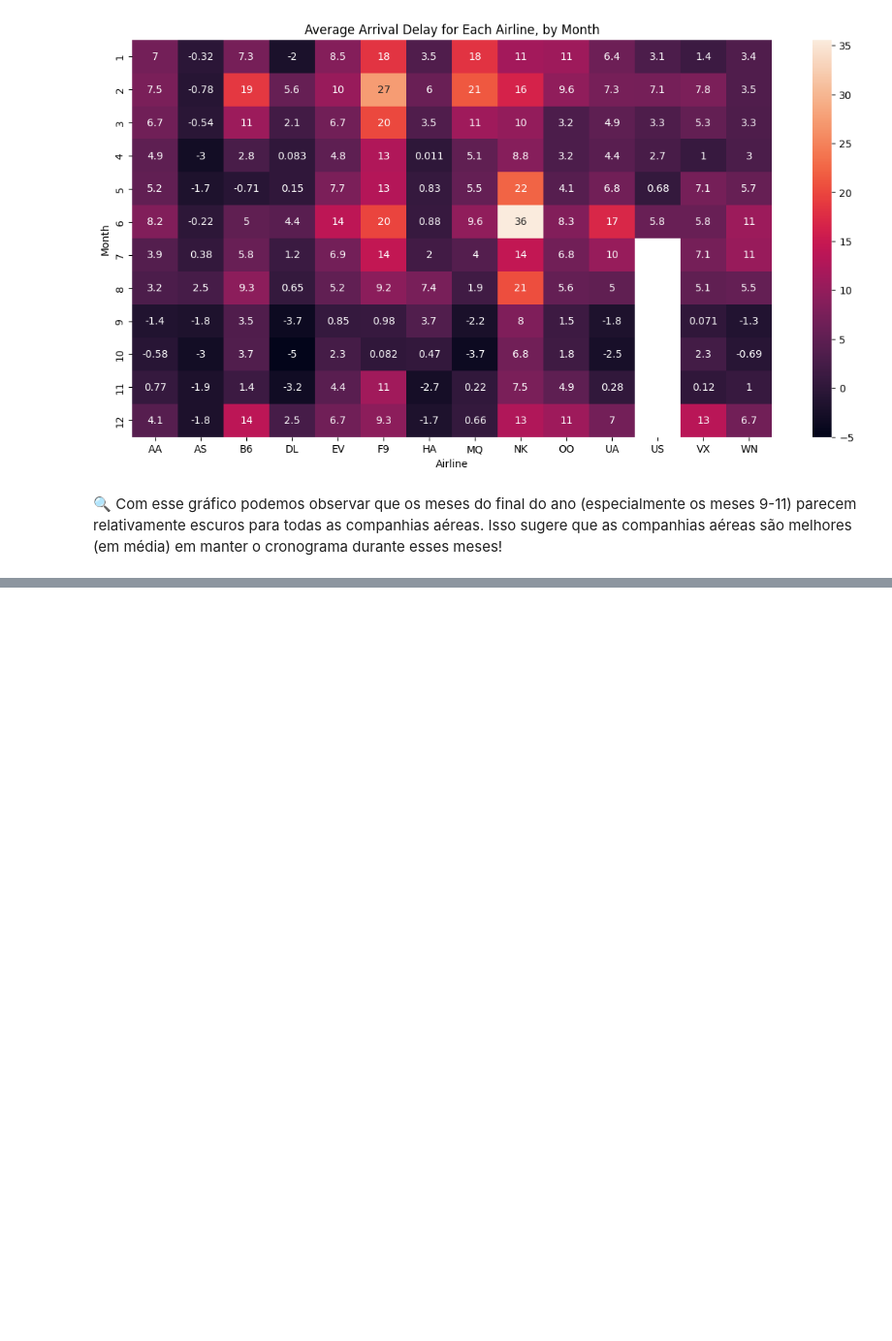
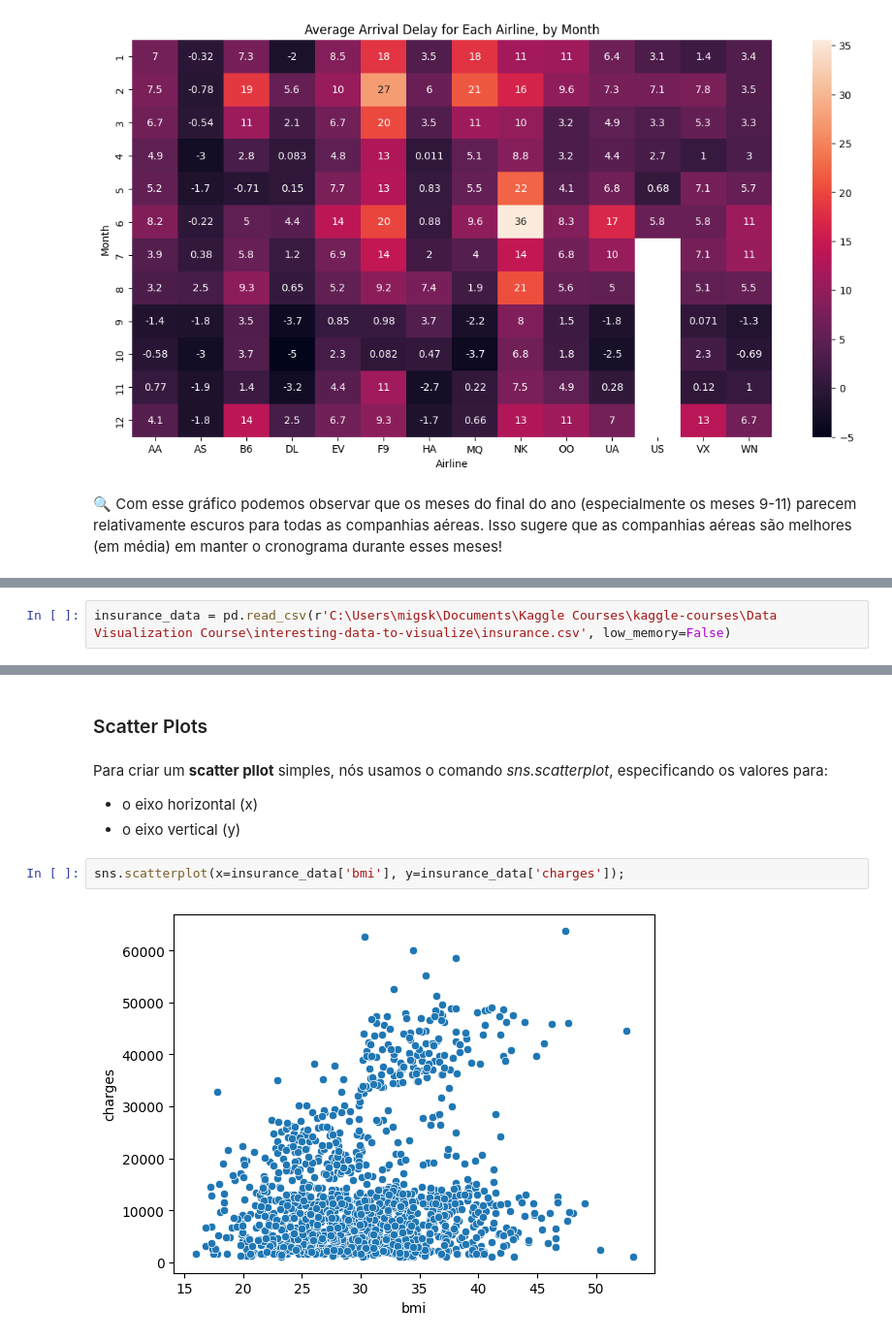
Before and after one commit to kawakami01/kaggle-courses, a Jupyter notebook: Data Visualization Course/kaggle-data-visualization-course.ipynb, the cells around one changed output, grey strips where cells are left out. Shown at 97% size. Drawn from its saved outputs; the diff is of its cells as text; blank space fills up the shorter version.

Commit message:
add data visualization course files

```diff
--- a/Data Visualization Course/kaggle-data-visualization-course.ipynb
+++ b/Data Visualization Course/kaggle-data-visualization-course.ipynb
@@ -174,0 +190,2 @@ plt.xlabel('Airline');
+# %%
+insurance_data = pd.read_csv(r'C:\Users\migsk\Documents\Kaggle Courses\kaggle-courses\Data Visualization Course\interesting-data-to-visualize\insurance.csv', low_memory=False)
@@ -174,0 +208,10 @@ plt.xlabel('Airline');
+# %% [markdown]
+### Scatter Plots
+# %% [markdown]
+Para criar um **scatter pllot** simples, nós usamos o comando *sns.scatterplot*, especificando os valores para:
+ - o eixo horizontal (x)
+ - o eixo vertical (y)
+# %%
+sns.scatterplot(x=insurance_data['bmi'], y=insurance_data['charges']);
+# %% [output]
+[figure, added]
```
Also changed, not shown: parts of 16 cells of this notebook, 2 other files.
